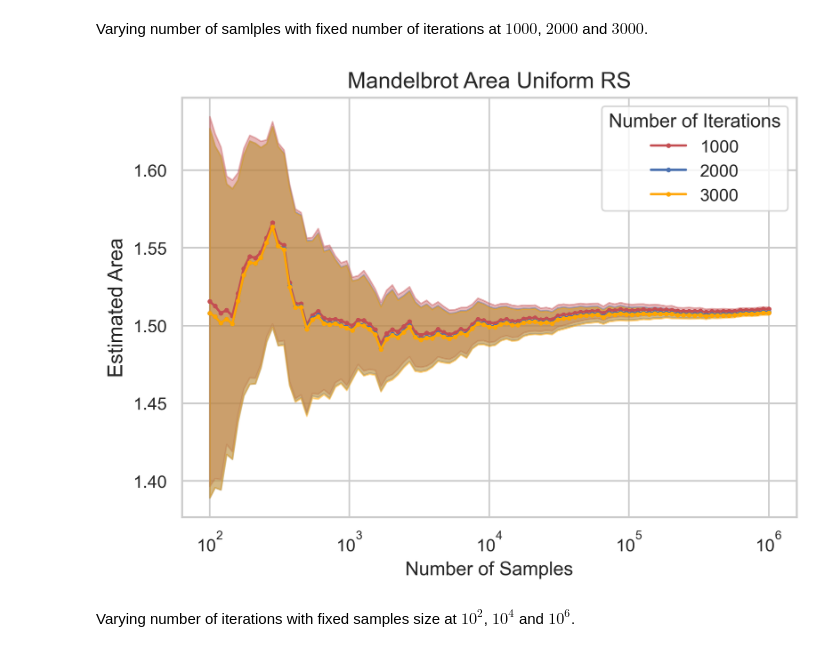
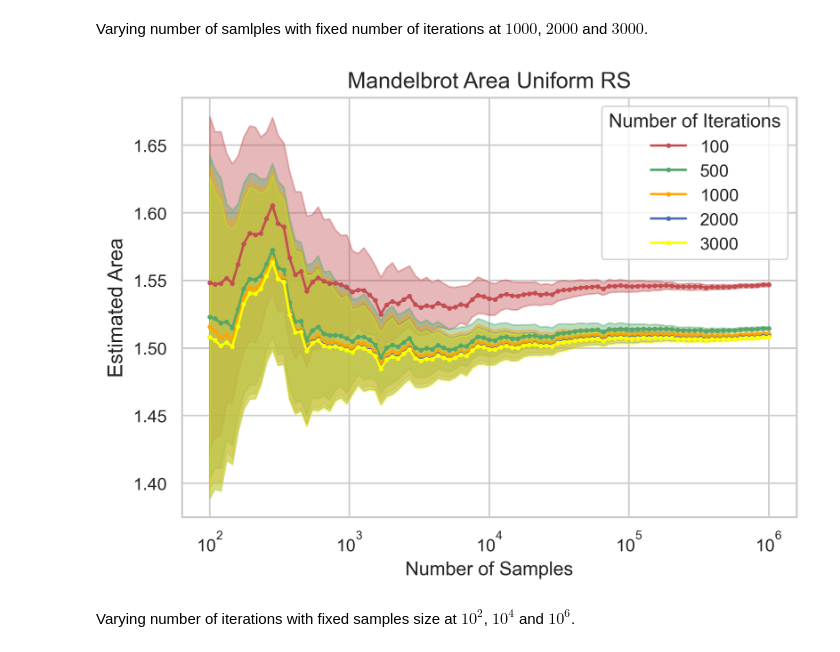
Before and after one commit to Axegky/Stochastic-Simulation, a Jupyter notebook: Mandelbrot_random.ipynb, the cells around one changed output. Drawn from its saved outputs; the diff is of its cells as text; code cells hidden in the pictures.

```diff
--- a/Mandelbrot_random.ipynb
+++ b/Mandelbrot_random.ipynb
@@ -523,7 +523,7 @@ def plot_heatmap_pvalue(X, Y, p_value, alpha, fig_filename):
 def plot_lineplot(x, areas, upper_ci, lower_ci, legend_title, label_vals, sampling_method, log_x=True, fig_filename=None):
     sns.set(style='whitegrid')
     plt.figure(dpi=300)
-    color_list = ['r', 'b', 'orange']
+    color_list = ['r', 'g', 'orange', 'b', 'yellow']
     num_i, num_s = areas.shape
     if num_i < num_s:
         for i in range(num_i):
@@ -623,9 +623,10 @@ num_i = 99
 num_s = 99
 num_mc = 50
 
+i_list_rs = np.linspace(100, 3000, 117).astype(int)
 i_list = np.linspace(1000, 3000, num_i).astype(int)
-s_list_rs = np.array([10 ** n for n in np.linspace(2, 6, num_s)]).astype(int)
-s_list_lhs = np.array([10 ** n for n in np.linspace(2, 4, num_s)]).astype(int)
+s_list_rs = np.array([10 ** n for n in np.linspace(2, 6, 101)]).astype(int)
+s_list_lhs = np.array([10 ** n for n in np.linspace(2, 6, num_s)]).astype(int)
 s_list_os = np.array([10 ** n for n in np.linspace(2, 4, num_s)]).astype(int)
 # %%
 rmse_rs=None
@@ -673,12 +674,14 @@ areas_acc, sd_acc, upper_ci_acc, lower_ci_acc, converges_acc, grid_acc, max_s_id
 # %% [markdown]
 Varying number of samlples with fixed number of iterations at $1000$, $2000$ and $3000$.
 # %%
-i_2000_idx = np.where(i_list == 2000)[0][0]
-i_idxs = [0, i_2000_idx, -1]
+i_500_idx = np.where(i_list_rs == 500)[0][0]
+i_1000_idx = np.where(i_list_rs == 1000)[0][0]
+i_2000_idx = np.where(i_list_rs == 2000)[0][0]
+i_idxs = [0, i_500_idx, i_1000_idx, i_2000_idx, -1]
 
-plot_lineplot(s_list_rs, areas_rs[i_idxs, :], upper_rs[i_idxs, :], lower_rs[i_idxs, :], 'Number of Iterations', i_list[i_idxs], 'RS', fig_filename=f'vary_i_{num_i}_vary_s_{num_s}_{num_mc}_rs')
+plot_lineplot(s_list_rs, areas_rs[i_idxs, :], upper_rs[i_idxs, :], lower_rs[i_idxs, :], 'Number of Iterations', i_list_rs[i_idxs], 'RS', fig_filename=f'vary_i_{num_i}_vary_s_{num_s}_{num_mc}_rs')
 # %% [output]
-[figure, old version]
+[figure, new version]
 # %% [markdown]
 Varying number of iterations with fixed samples size at $10^2$, $10^4$ and $10^6$.
 # %%
```
Also changed, not shown: parts of 2 cells of this notebook, 7 other files.
